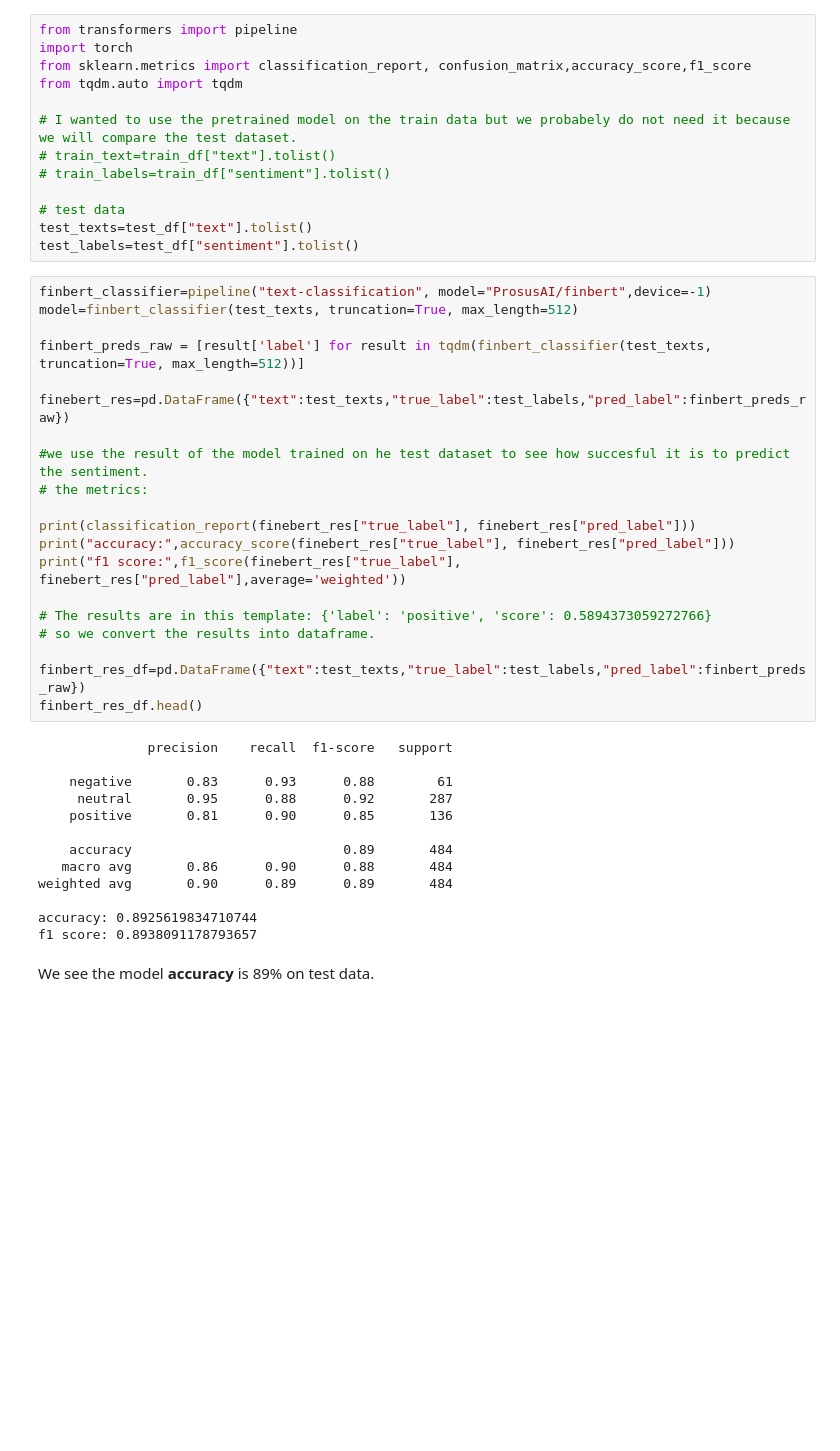
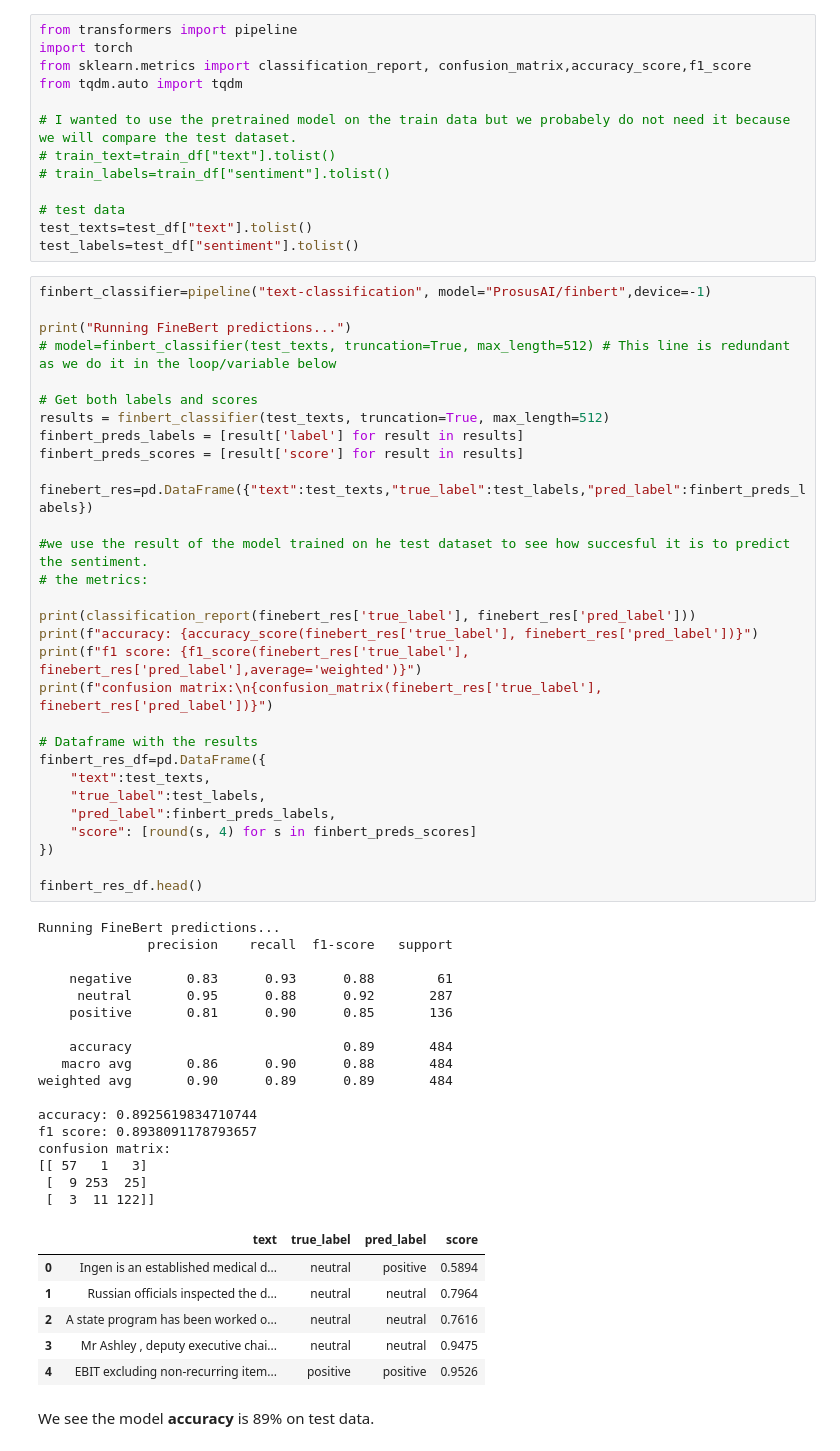
Before and after one commit to mehrdat/assignment_fine_tune, a Jupyter notebook: fine_bert.ipynb, the cells around one changed output. Drawn from its saved outputs; the diff is of its cells as text; blank space fills up the shorter version.

```diff
--- a/fine_bert.ipynb
+++ b/fine_bert.ipynb
@@ -118,36 +118,57 @@ test_texts=test_df["text"].tolist()
 test_labels=test_df["sentiment"].tolist()
 # %%
 finbert_classifier=pipeline("text-classification", model="ProsusAI/finbert",device=-1)
-model=finbert_classifier(test_texts, truncation=True, max_length=512)
 
-finbert_preds_raw = [result['label'] for result in tqdm(finbert_classifier(test_texts, truncation=True, max_length=512))]
+print("Running FineBert predictions...")
+# model=finbert_classifier(test_texts, truncation=True, max_length=512) # This line is redundant as we do it in the loop/variable below
 
-finebert_res=pd.DataFrame({"text":test_texts,"true_label":test_labels,"pred_label":finbert_preds_raw})
+# Get both labels and scores
+results = finbert_classifier(test_texts, truncation=True, max_length=512)
+finbert_preds_labels = [result['label'] for result in results]
+finbert_preds_scores = [result['score'] for result in results]
+
+finebert_res=pd.DataFrame({"text":test_texts,"true_label":test_labels,"pred_label":finbert_preds_labels})
 
 #we use the result of the model trained on he test dataset to see how succesful it is to predict the sentiment.
 # the metrics:
 
-print(classification_report(finebert_res["true_label"], finebert_res["pred_label"]))
-print("accuracy:",accuracy_score(finebert_res["true_label"], finebert_res["pred_label"]))
-print("f1 score:",f1_score(finebert_res["true_label"], finebert_res["pred_label"],average='weighted'))
+print(classification_report(finebert_res['true_label'], finebert_res['pred_label']))
+print(f"accuracy: {accuracy_score(finebert_res['true_label'], finebert_res['pred_label'])}")
+print(f"f1 score: {f1_score(finebert_res['true_label'], finebert_res['pred_label'],average='weighted')}")
+print(f"confusion matrix:\n{confusion_matrix(finebert_res['true_label'], finebert_res['pred_label'])}")
 
-# The results are in this template: {'label': 'positive', 'score': 0.5894373059272766}
-# so we convert the results into dataframe.
+# Dataframe with the results
+finbert_res_df=pd.DataFrame({
+    "text":test_texts,
+    "true_label":test_labels,
+    "pred_label":finbert_preds_labels,
+    "score": [round(s, 4) for s in finbert_preds_scores]
+})
 
-finbert_res_df=pd.DataFrame({"text":test_texts,"true_label":test_labels,"pred_label":finbert_preds_raw})
 finbert_res_df.head()
 # %% [output]
+Running FineBert predictions...
               precision    recall  f1-score   support
 
     negative       0.83      0.93      0.88        61
      neutral       0.95      0.88      0.92       287
     positive       0.81      0.90      0.85       136
 
     accuracy                           0.89       484
    macro avg       0.86      0.90      0.88       484
 weighted avg       0.90      0.89      0.89       484
 
 accuracy: 0.8925619834710744
 f1 score: 0.8938091178793657
+confusion matrix:
+[[ 57   1   3]
+ [  9 253  25]
+ [  3  11 122]]
+|  | text | true_label | pred_label | score |
+| 0 | Ingen is an established medical d... | neutral | positive | 0.5894 |
+| 1 | Russian officials inspected the d... | neutral | neutral | 0.7964 |
+| 2 | A state program has been worked o... | neutral | neutral | 0.7616 |
+| 3 | Mr Ashley , deputy executive chai... | neutral | neutral | 0.9475 |
+| 4 | EBIT excluding non-recurring item... | positive | positive | 0.9526 |
 # %% [markdown]
 We see the model **accuracy** is 89% on test data.
```
Also changed, not shown: parts of 5 cells of this notebook.
